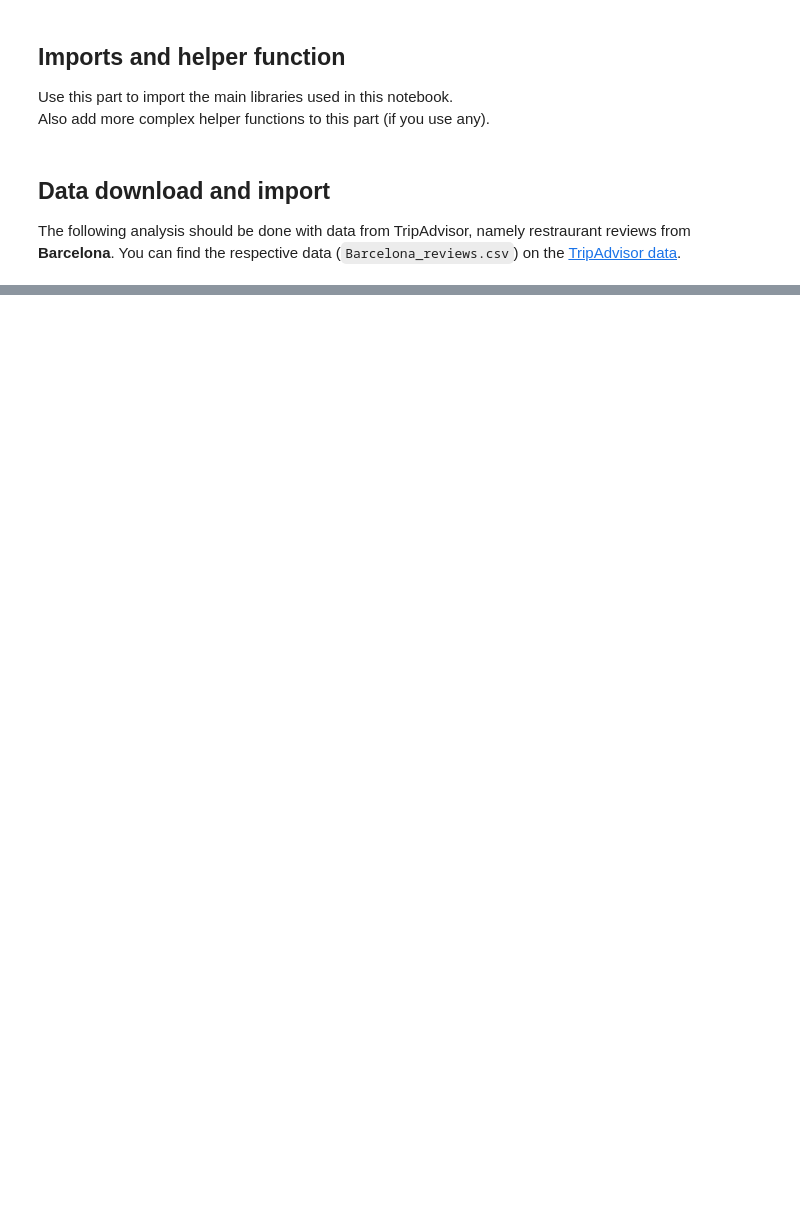
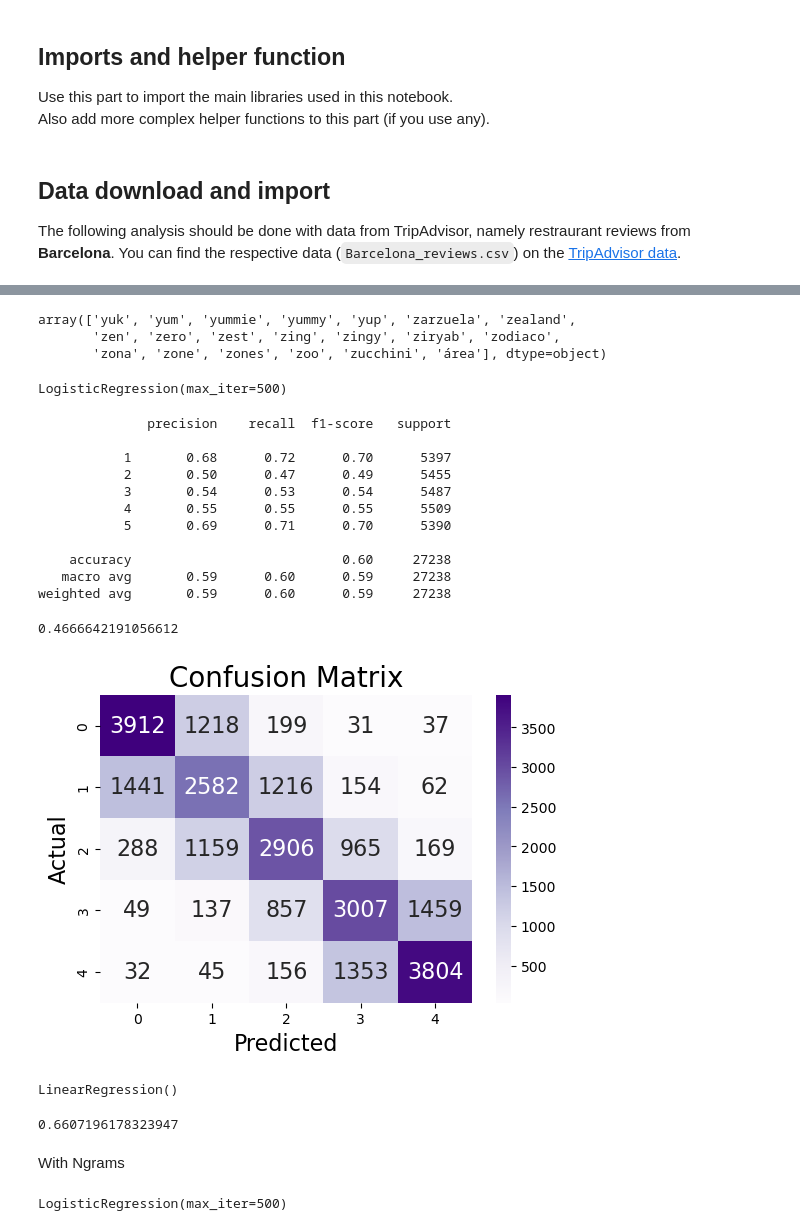
Before and after one commit to SanderTeb/DataScience, a Jupyter notebook: data_science_MMI_portfolio_03_sentiment_analysis_template.ipynb, the cells around one changed output, grey strips where cells are left out. Saved outputs shown, nothing was run; the diff lists cells and outputs as text; code cells hidden in the pictures; blank space fills up the shorter version.

```diff
--- a/data_science_MMI_portfolio_03_sentiment_analysis_template.ipynb
+++ b/data_science_MMI_portfolio_03_sentiment_analysis_template.ipynb
@@ -88,0 +169,14 @@ data.rating_review = data.rating_review.astype(int)
+# %%
+X = en_data['review_full']
+y = en_data['rating_review']
+
+X_train, X_test, y_train, y_test = train_test_split(X, y, test_size=0.3,
+                                                    random_state=0)
+# %%
+tfidf = TfidfVectorizer(
+    min_df=5,
+    max_df=0.5,
+)
+
+X_train_tfidf_vectors = tfidf.fit_transform(X_train)
+X_test_tfidf_vectors = tfidf.transform(X_test)
@@ -88,0 +185,53 @@ data.rating_review = data.rating_review.astype(int)
+# %%
+feature_names[-20:]
+# %% [output]
+array(['yuk', 'yum', 'yummie', 'yummy', 'yup', 'zarzuela', 'zealand',
+       'zen', 'zero', 'zest', 'zing', 'zingy', 'ziryab', 'zodiaco',
+       'zona', 'zone', 'zones', 'zoo', 'zucchini', 'área'], dtype=object)
+# %%
+def plot_confusion_matrix(confusion_matrix):
+    """ Simple plot of a confusion matrix using Seaborn's heatmap."""
+    plt.figure(figsize=(6, 4), dpi=100)
+    sb.heatmap(confusion_matrix, annot=True, annot_kws={"size": 16},
+                cmap="Purples",
+                fmt="g")
+
+    # Set labels and title
+    plt.xlabel('Predicted', fontsize=16)
+    plt.ylabel('Actual', fontsize=16)
+    plt.title('Confusion Matrix', fontsize=20)
+# %%
+model_log_reg = LogisticRegression(max_iter=500)
+
+model_log_reg.fit(X_train_tfidf_vectors,y_train)
+# %% [output]
+LogisticRegression(max_iter=500)
+# %%
+prediction = model_log_reg.predict(X_test_tfidf_vectors)
+prediction_proba = model_log_reg.predict_proba(X_test_tfidf_vectors)
+
+print(classification_report(y_test, prediction))
+
+conf_matrix = confusion_matrix(y_test, prediction)
+plot_confusion_matrix(conf_matrix)
+mean_absolute_error(y_test,prediction)
+# %% [output]
+              precision    recall  f1-score   support
+
+           1       0.68      0.72      0.70      5397
+           2       0.50      0.47      0.49      5455
+           3       0.54      0.53      0.54      5487
+           4       0.55      0.55      0.55      5509
+           5       0.69      0.71      0.70      5390
+
+    accuracy                           0.60     27238
+   macro avg       0.59      0.60      0.59     27238
+weighted avg       0.59      0.60      0.59     27238
+0.4666642191056612
+[figure, added]
+# %%
+model_lin_reg = LinearRegression()
+
+model_lin_reg.fit(X_train_tfidf_vectors,y_train.astype('float'))
+# %% [output]
+LinearRegression()
@@ -88,0 +240,6 @@ data.rating_review = data.rating_review.astype(int)
+# %%
+mean_absolute_error(y_test,prediction)
+# %% [output]
+0.6607196178323947
+# %% [markdown]
+With Ngrams
@@ -88,0 +255,5 @@ data.rating_review = data.rating_review.astype(int)
+# %%
+model_ngrams = LogisticRegression(max_iter=500)
+model_ngrams.fit(X_train_tfidf_Ngrams_vectors,y_train)
+# %% [output]
+LogisticRegression(max_iter=500)
```
Also changed, not shown: parts of 32 cells of this notebook.
